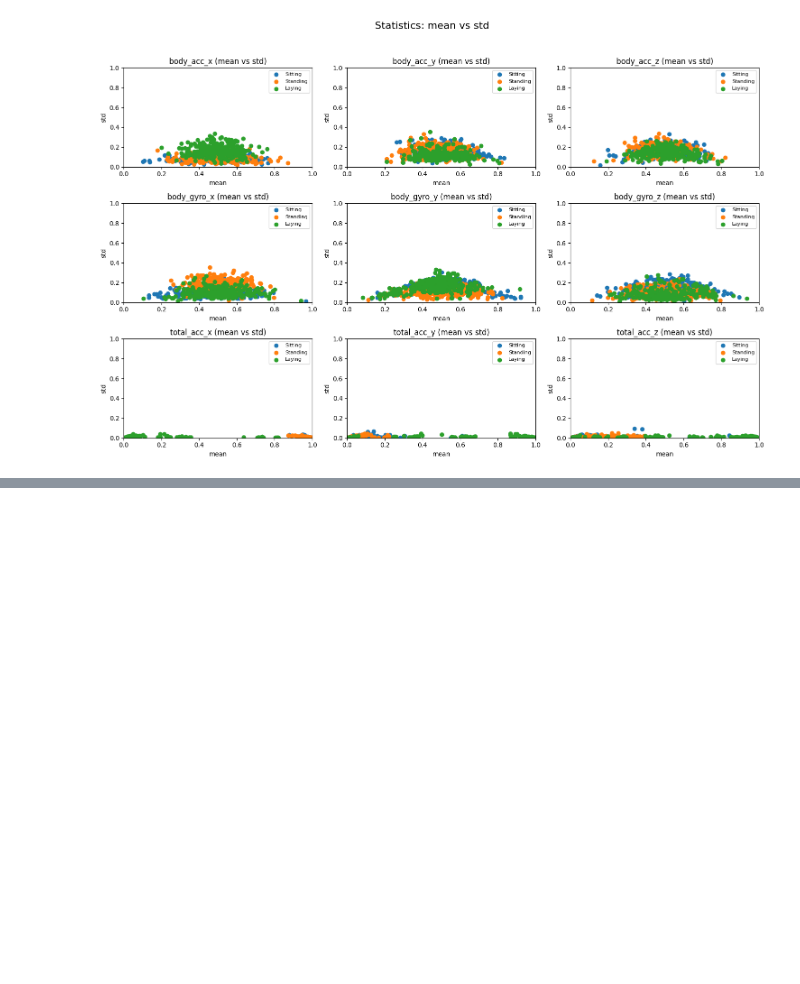
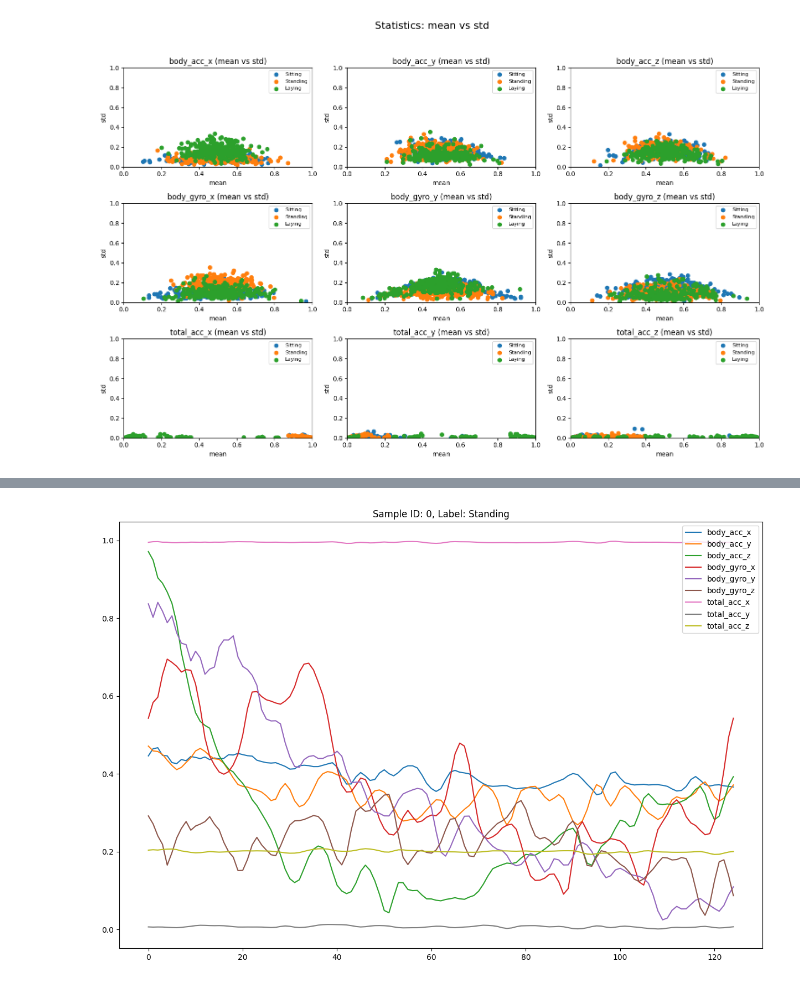
Before and after one commit to tungBKDN/icu-classification, a Jupyter notebook: PCA/pca.ipynb, the cells around one changed output, grey strips where cells are left out. Drawn from its saved outputs; the diff is of its cells as text; code cells hidden in the pictures; blank space fills up the shorter version.

Commit message:
feat: checking the relation between raw_acc and total_acc using line plot

```diff
--- a/PCA/pca.ipynb
+++ b/PCA/pca.ipynb
@@ -196,9 +196,7 @@ def get_data_by_label(df: pd.DataFrame, label: int, n: int) -> pd.DataFrame:
     """
     return df[df['label'] == label].sample(n=n, random_state=40)
 # %%
-group_scaled = get_whole_dataset(test, y_test, minmax=2)
-# Save
-# group_scaled.to_csv('../structured_data/group_scaled_data-test.csv', index=False)
+group_scaled = get_whole_dataset(train, y_train, minmax=2)
 samples = []
 sample_number = 5
 for i in range(3, 6):
@@ -371,0 +386,5 @@ plot_stats_2d("mean", "std", stats_data, accepted_labels=[3, 4, 5])
+# %%
+group_scaled_denoised = denoise(group_scaled, window_size=3)
+plot_data(0, group_scaled_denoised)
+# %% [output]
+[figure, added]
```
Also changed, not shown: parts of 2 cells of this notebook, 3 other files.
